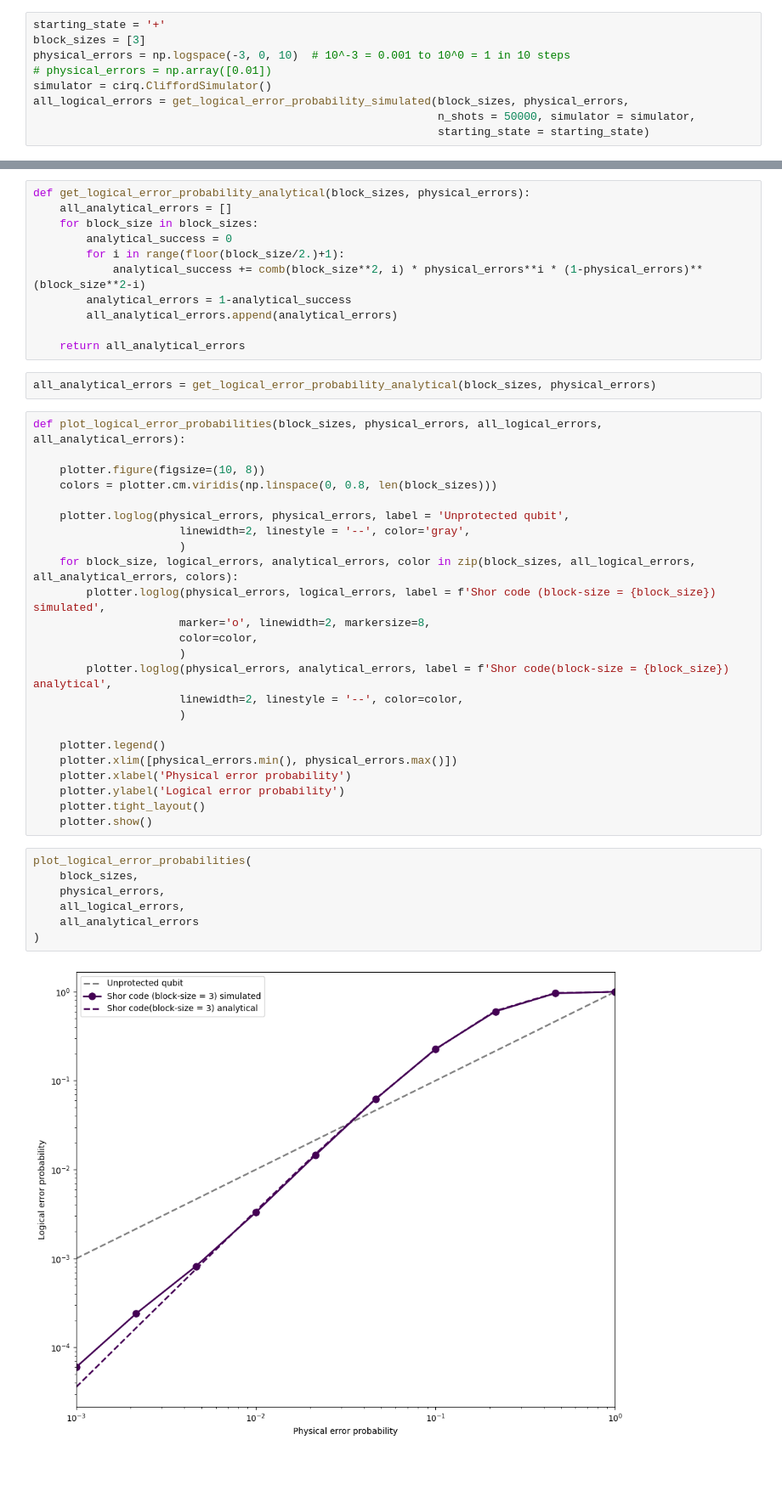
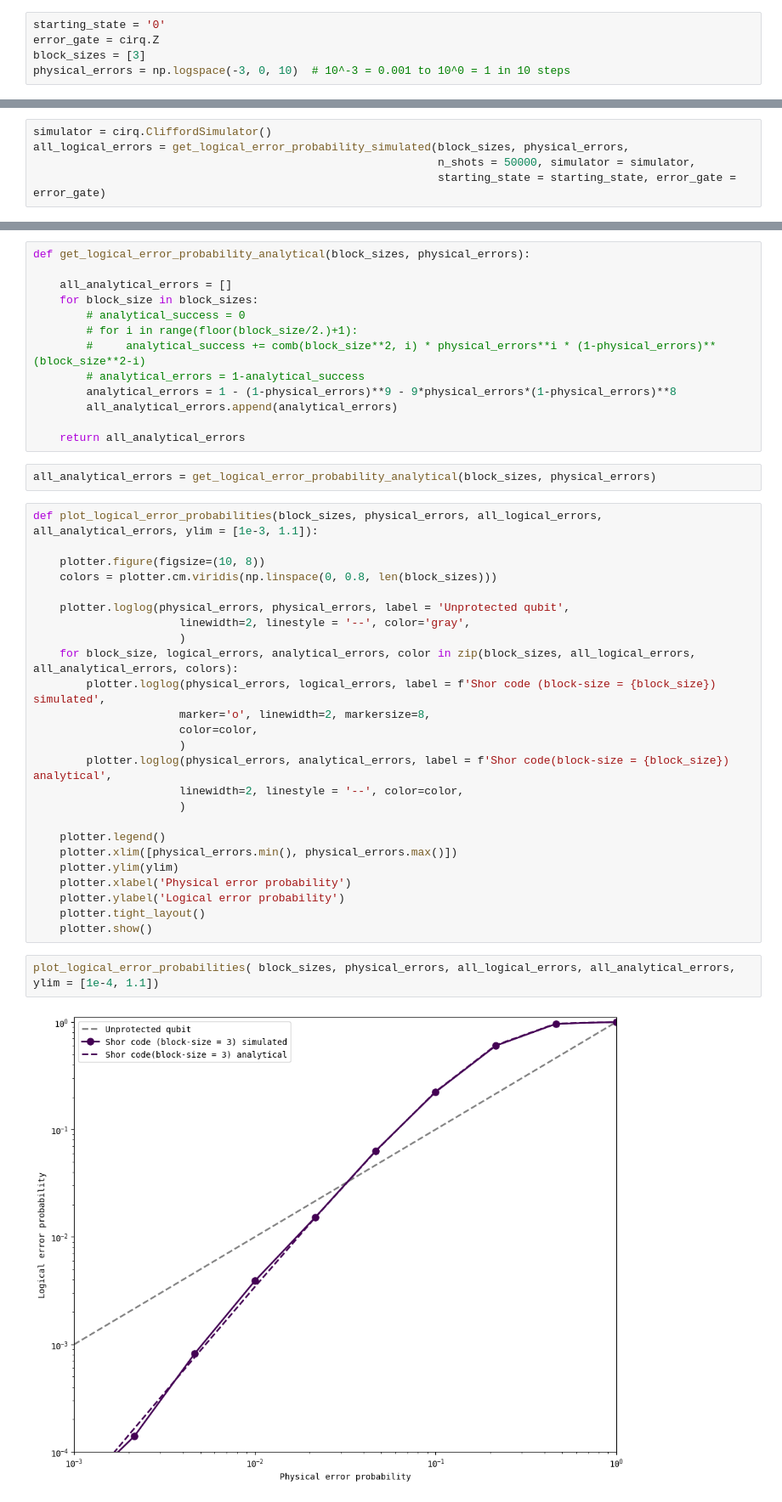
Before and after one commit to seunomonije/deltakit-textbook, a Jupyter notebook: docs/notebooks/ch2-classical-to-quantum-repcodes/shor-code.ipynb, the cells around one changed output, grey strips where cells are left out. Shown at 85% size. Cells and saved outputs as stored; diff of their text form; blank space fills up the shorter version.

```diff
--- a/docs/notebooks/ch2-classical-to-quantum-repcodes/shor-code.ipynb
+++ b/docs/notebooks/ch2-classical-to-quantum-repcodes/shor-code.ipynb
@@ -316,11 +339,7 @@ def get_logical_error_probability_simulated(block_sizes, physical_errors, n_shot
 
     return all_logical_errors
 # %%
-starting_state = '+'
+starting_state = '0'
+error_gate = cirq.Z
 block_sizes = [3]
 physical_errors = np.logspace(-3, 0, 10)  # 10^-3 = 0.001 to 10^0 = 1 in 10 steps
-# physical_errors = np.array([0.01])
-simulator = cirq.CliffordSimulator()
-all_logical_errors = get_logical_error_probability_simulated(block_sizes, physical_errors,
-                                                             n_shots = 50000, simulator = simulator,
-                                                             starting_state = starting_state)
@@ -344,0 +346,5 @@ p = 1.0, p_L = 1.0
+# %%
+simulator = cirq.CliffordSimulator()
+all_logical_errors = get_logical_error_probability_simulated(block_sizes, physical_errors,
+                                                             n_shots = 50000, simulator = simulator,
+                                                             starting_state = starting_state, error_gate = error_gate)
@@ -345,18 +369,20 @@ p = 1.0, p_L = 1.0
 # %%
 def get_logical_error_probability_analytical(block_sizes, physical_errors):
+
     all_analytical_errors = []
     for block_size in block_sizes:
-        analytical_success = 0
-        for i in range(floor(block_size/2.)+1):
-            analytical_success += comb(block_size**2, i) * physical_errors**i * (1-physical_errors)**(block_size**2-i)
-        analytical_errors = 1-analytical_success
+        # analytical_success = 0
+        # for i in range(floor(block_size/2.)+1):
+        #     analytical_success += comb(block_size**2, i) * physical_errors**i * (1-physical_errors)**(block_size**2-i)
+        # analytical_errors = 1-analytical_success
+        analytical_errors = 1 - (1-physical_errors)**9 - 9*physical_errors*(1-physical_errors)**8
         all_analytical_errors.append(analytical_errors)
 
     return all_analytical_errors
 # %%
 all_analytical_errors = get_logical_error_probability_analytical(block_sizes, physical_errors)
 # %%
-def plot_logical_error_probabilities(block_sizes, physical_errors, all_logical_errors, all_analytical_errors):
+def plot_logical_error_probabilities(block_sizes, physical_errors, all_logical_errors, all_analytical_errors, ylim = [1e-3, 1.1]):
 
     plotter.figure(figsize=(10, 8))
     colors = plotter.cm.viridis(np.linspace(0, 0.8, len(block_sizes)))
@@ -375,16 +401,12 @@ def plot_logical_error_probabilities(block_sizes, physical_errors, all_logical_e
 
     plotter.legend()
     plotter.xlim([physical_errors.min(), physical_errors.max()])
+    plotter.ylim(ylim)
     plotter.xlabel('Physical error probability')
     plotter.ylabel('Logical error probability')
     plotter.tight_layout()
     plotter.show()
 # %%
-plot_logical_error_probabilities(
-    block_sizes,
-    physical_errors,
-    all_logical_errors,
-    all_analytical_errors
-)
+plot_logical_error_probabilities( block_sizes, physical_errors, all_logical_errors, all_analytical_errors, ylim = [1e-4, 1.1])
 # %% [output]
-[figure, old version]
+[figure, new version]
```
Also changed, not shown: parts of 47 cells of this notebook, 1 other file.
